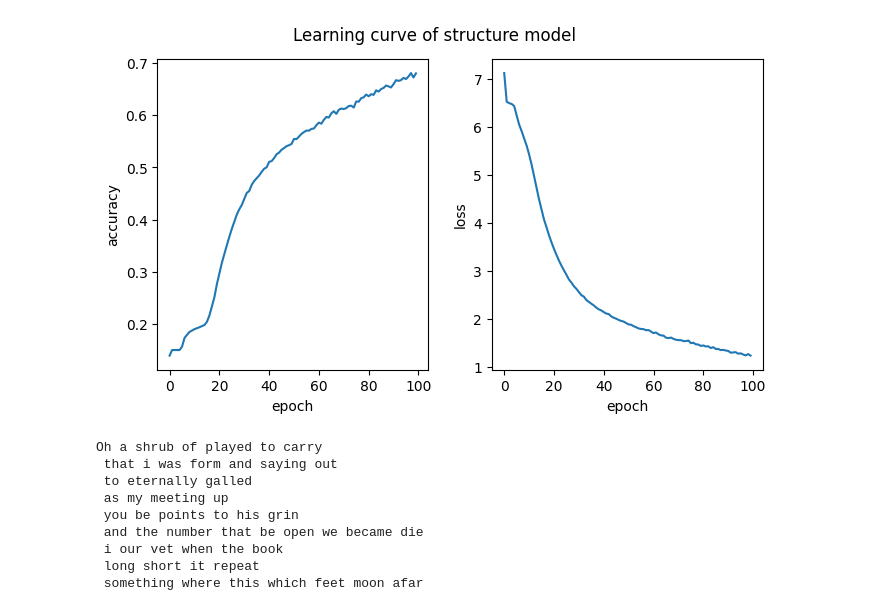
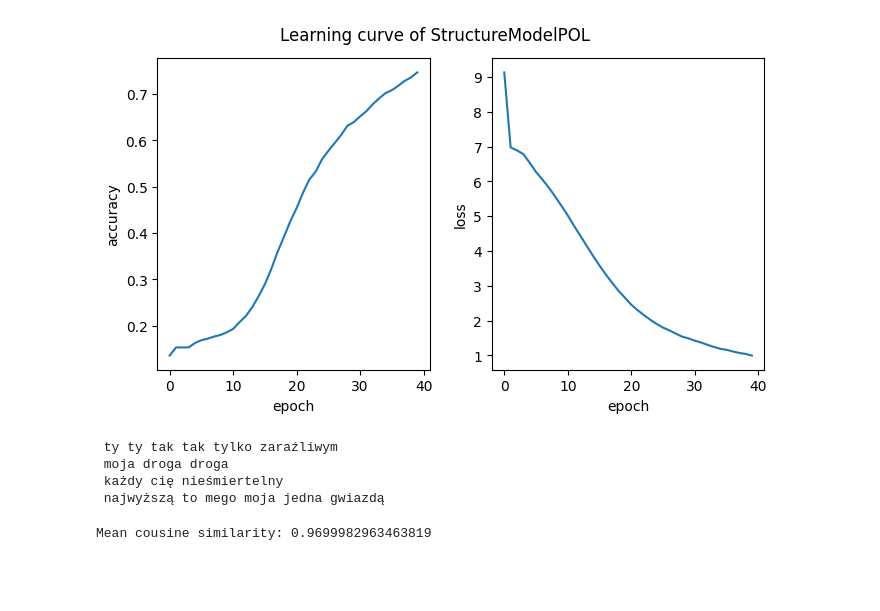
Before and after one commit to marekhering/poetry-generator, a Jupyter notebook: 01_structure_model.ipynb, the cells around one changed output. Drawn from its saved outputs; the diff is of its cells as text; code cells hidden in the pictures; blank space fills up the shorter version.

```diff
--- a/01_structure_model.ipynb
+++ b/01_structure_model.ipynb
@@ -79,16 +90,18 @@ Max Sequence Length: 43
 def create_model(total_words: int, sequence_length: int):
     # define model
     model = keras.models.Sequential()
-    model.add(keras.layers.Embedding(total_words, 16, input_length=sequence_length - 1))
-    model.add(keras.layers.LSTM(128, return_sequences=True, activation='relu'))
-    model.add(keras.layers.LSTM(64, activation='relu'))
+    model.add(keras.layers.Embedding(total_words, 256, input_length=sequence_length - 1))
+    model.add(keras.layers.LSTM(256, return_sequences=True, activation='relu'))
+    model.add(keras.layers.Dropout(0.1))
+    model.add(keras.layers.LSTM(128, activation='relu'))
+    model.add(keras.layers.Dropout(0.1))
     model.add(keras.layers.Dense(total_words, activation='softmax'))
-    model.compile(loss='categorical_crossentropy', optimizer='adam', metrics=['accuracy'])
+    opt = keras.optimizers.Adam(learning_rate=0.001, beta_1=0.9, beta_2=0.999, epsilon=1e-08, decay=0.0)
+    model.compile(loss='categorical_crossentropy', optimizer=opt, metrics=['accuracy'])
     return model
 
-MODEL_NAME = "StructureModel"
 MODEL_PATH = f"data/models/{MODEL_NAME}/weights.h5"
-MODEL = keras.models.load_model(MODEL_PATH)
-# MODEL = create_model(TOTAL_WORDS, SEQUENCE_LENGTH)
+# MODEL = keras.models.load_model(MODEL_PATH)
+MODEL = create_model(TOTAL_WORDS, SEQUENCE_LENGTH)
 print(MODEL.summary())
 # %% [output]
@@ -115,13 +125,15 @@ None
 # %%
 REVERSE_TOKEN_INDEX = {v: k for k, v in TOKENIZER.word_index.items()}
 
-def generate_seq(model: keras.Model, tokenizer: Tokenizer, sequence_length: int, in_text: str, max_words: int = 60):
+def generate_verse(model: keras.Model, tokenizer: Tokenizer, in_text: str, max_words: int = 60):
     for _ in range(max_words):
         encoded = tokenizer.texts_to_sequences([in_text])[0]
-        encoded = pad_sequences([encoded], maxlen=sequence_length - 1, padding='pre')
+        encoded = pad_sequences([encoded], maxlen=model.input_shape[-1], padding='pre')
         predicted = np.argmax(model.predict(encoded, verbose=0))
         out_word = REVERSE_TOKEN_INDEX.get(predicted, None)
         in_text += ' ' + out_word
+        if in_text.count('\n') == 4:
+            break
     return in_text
 # %%
 def create_callbacks():
@@ -129,24 +141,26 @@ def create_callbacks():
 
     class PredictionCallback(keras.callbacks.Callback):
         def on_epoch_end(self, epoch, logs=None):
-            frequency = 5
+            frequency = 2
             if epoch % frequency == 0:
-                seq = generate_seq(MODEL, TOKENIZER, SEQUENCE_LENGTH, "As a soup", 20)
+                seq = generate_verse(MODEL, TOKENIZER, "A drzewo", 20)
                 print(f"\n{seq}")
+                print(f"{TOKENIZER.texts_to_sequences([seq])[0]}")
 
     callbacks.append(PredictionCallback())
-    callbacks.append(keras.callbacks.EarlyStopping(monitor="loss", patience=3))
+    callbacks.append(keras.callbacks.EarlyStopping(monitor="loss", patience=5))
     callbacks.append(keras.callbacks.ModelCheckpoint(
         filepath=f"data/models/{MODEL_NAME}/checkpoint",
         save_weights_only=True,
-        save_freq=5
+        monitor='loss',
+        save_best_only=True
     ))
     return callbacks
 # %%
 HISTORY = MODEL.fit(
     X,
     y,
-    epochs=100,
+    epochs=40,
     validation_split=0.1,
     verbose=1,
     batch_size=128,
@@ -182,32 +196,46 @@ with open(f"data/models/{MODEL_NAME}/history.pickle", "wb") as f:
 # %%
 with open(f"data/models/{MODEL_NAME}/history.pickle", "rb") as f:
     history = pickle.load(f)
 
 fig, (ax1, ax2) = plt.subplots(1, 2)
-fig.suptitle("Learning curve of structure model")
+fig.suptitle(f"Learning curve of {MODEL_NAME}")
 
 ax1.plot(history['accuracy'])
 ax1.set_xlabel('epoch')
 ax1.set_ylabel('accuracy')
 
 ax2.plot(history['loss'])
 ax2.set_xlabel('epoch')
 ax2.set_ylabel('loss')
 fig.tight_layout()
 fig.set_size_inches(7, 4)
 fig.savefig(f"data/models/{MODEL_NAME}/learning_curve.png")
 plt.show()
 # %% [output]
-[figure, old version]
+[figure, new version]
 # %%
-print(generate_seq(MODEL, TOKENIZER, SEQUENCE_LENGTH, "Oh"))
+print(generate_verse(MODEL, TOKENIZER, ""))
 # %% [output]
-Oh a shrub of played to carry
- that i was form and saying out
- to eternally galled
- as my meeting up
- you be points to his grin
- and the number that be open we became die
- i our vet when the book
- long short it repeat
- something where this which feet moon afar
+ ty ty tak tak tylko zaraźliwym
+ moja droga droga
+ każdy cię nieśmiertelny
+ najwyższą to mego moja jedna gwiazdą
+# %%
+def similarity(a: tp.List[tp.List[int]], b: tp.List[int]):
+    return np.dot(a, b)/(np.linalg.norm(a, axis=1) * np.linalg.norm(b))
+
+def measure_structure_similarity(model: keras.Model, tokenizer: Tokenizer, text: str, tests: int = 20):
+    a = [[len(line) for line in verse.split('\n')[:4]] for verse in text]
+    words = list(TOKENIZER.word_index.keys())
+    result = []
+    for _ in tqdm(range(tests)):
+        verse = generate_verse(model, tokenizer, random.choice(words))
+        b = [len(line) for line in verse.split('\n')[:4]]
+        sim = similarity(a, b)
+        result.append(np.mean(sim))
+    return np.mean(result)
+
+MEAN_SIMILARITY = measure_structure_similarity(MODEL, TOKENIZER, TEXT)
+print(f"Mean cousine similarity: {MEAN_SIMILARITY}")
+# %% [output]
+Mean cousine similarity: 0.9699982963463819
```
Also changed, not shown: parts of 9 cells of this notebook, 5 other files.
